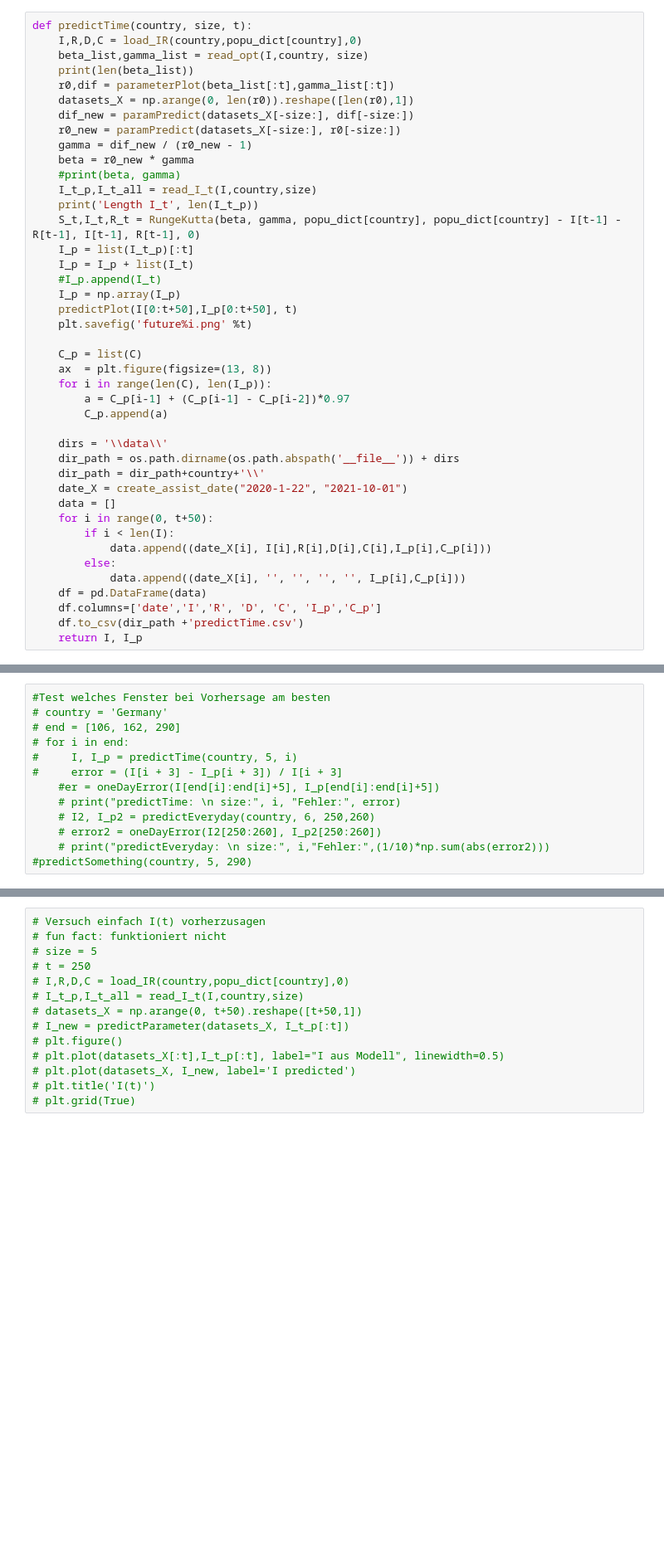
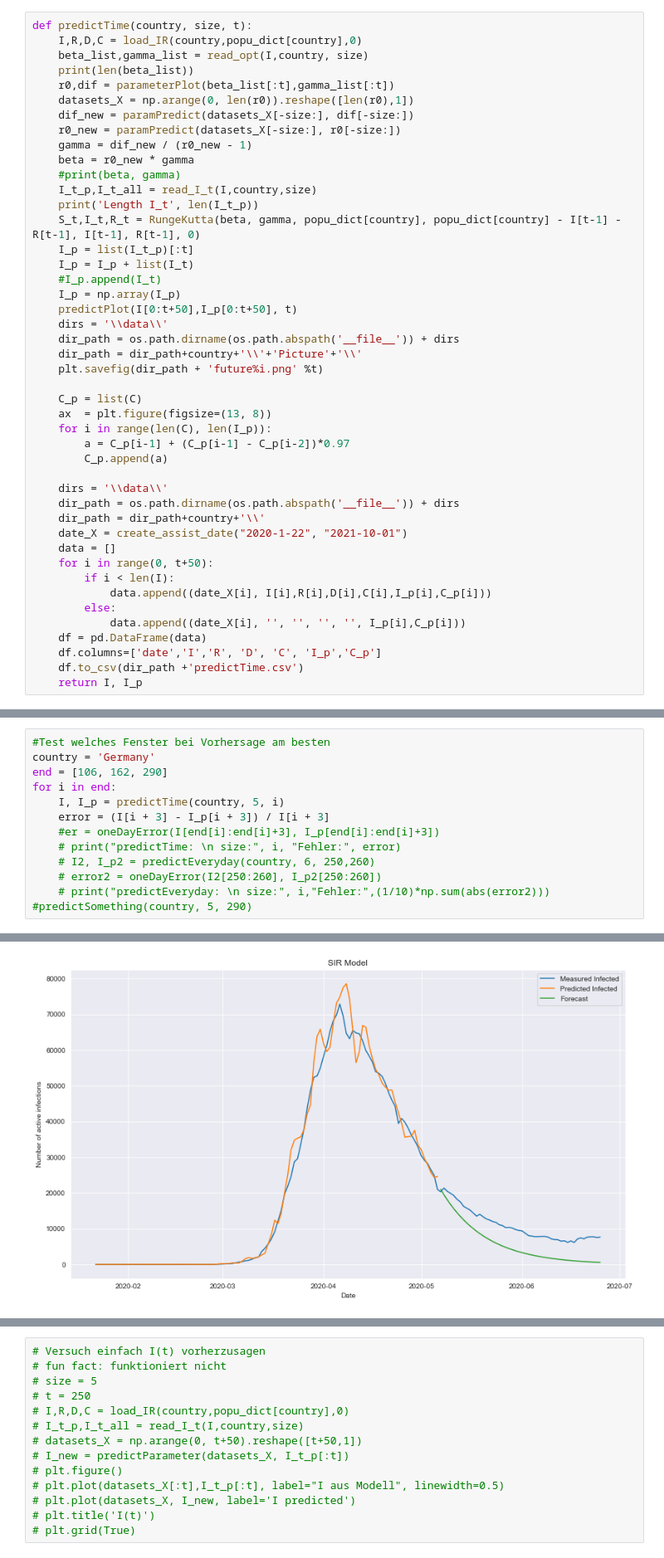
Before and after one commit to pauli-sch/TW-SIR, a Jupyter notebook: TW-SIR.ipynb, the cells around one changed output, grey strips where cells are left out. Shown at 83% size. Drawn from its saved outputs; the diff is of its cells as text; blank space fills up the shorter version.

```diff
--- a/TW-SIR.ipynb
+++ b/TW-SIR.ipynb
@@ -597,7 +597,10 @@ def predictTime(country, size, t):
     #I_p.append(I_t)
     I_p = np.array(I_p)
     predictPlot(I[0:t+50],I_p[0:t+50], t)
-    plt.savefig('future%i.png' %t)
+    dirs = '\\data\\'
+    dir_path = os.path.dirname(os.path.abspath('__file__')) + dirs
+    dir_path = dir_path+country+'\\'+'Picture'+'\\'
+    plt.savefig(dir_path + 'future%i.png' %t)
 
     C_p = list(C)
     ax  = plt.figure(figsize=(13, 8))
@@ -732,14 +742,15 @@ def plotParam(country, size, t):
     df.to_csv(dir_path +'smoothr0%i.csv' %smoothday)
 # %%
 #Test welches Fenster bei Vorhersage am besten
-# country = 'Germany'
-# end = [106, 162, 290]
-# for i in end:
-#     I, I_p = predictTime(country, 5, i)
-#     error = (I[i + 3] - I_p[i + 3]) / I[i + 3]
-    #er = oneDayError(I[end[i]:end[i]+5], I_p[end[i]:end[i]+5])
+country = 'Germany'
+end = [106, 162, 290]
+for i in end:
+    I, I_p = predictTime(country, 5, i)
+    error = (I[i + 3] - I_p[i + 3]) / I[i + 3]
+    #er = oneDayError(I[end[i]:end[i]+3], I_p[end[i]:end[i]+3])
     # print("predictTime: \n size:", i, "Fehler:", error)
     # I2, I_p2 = predictEveryday(country, 6, 250,260)
     # error2 = oneDayError(I2[250:260], I_p2[250:260])
     # print("predictEveryday: \n size:", i,"Fehler:",(1/10)*np.sum(abs(error2)))
 #predictSomething(country, 5, 290)
+# %% [output]
@@ -745,0 +763 @@ def plotParam(country, size, t):
+[figure, added]
```
Also changed, not shown: parts of 4 cells of this notebook, 2 other files.
